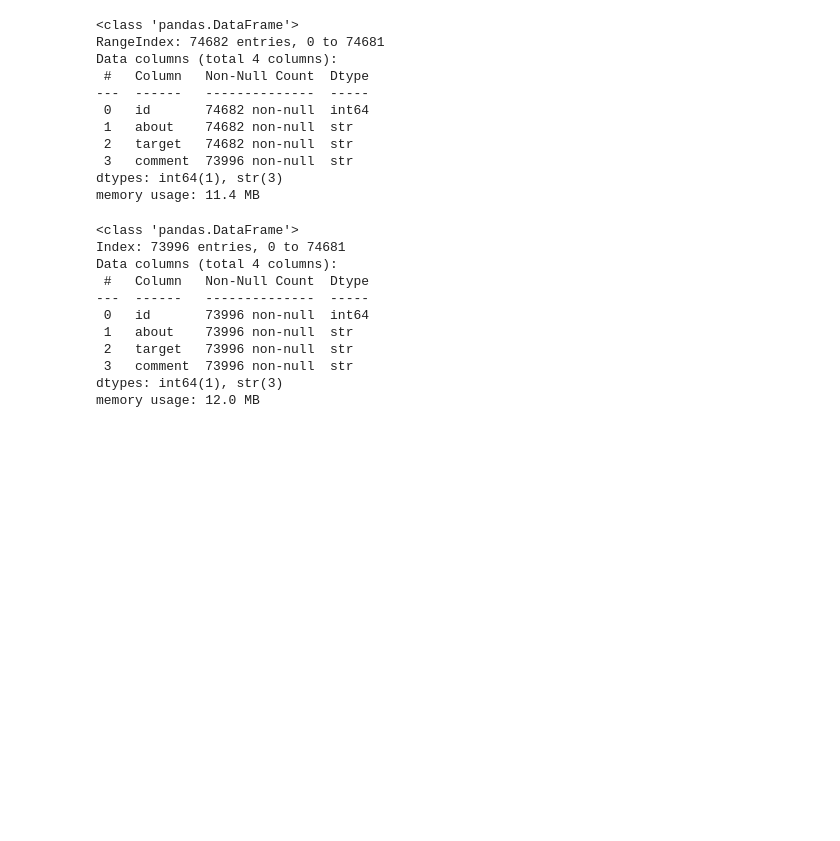
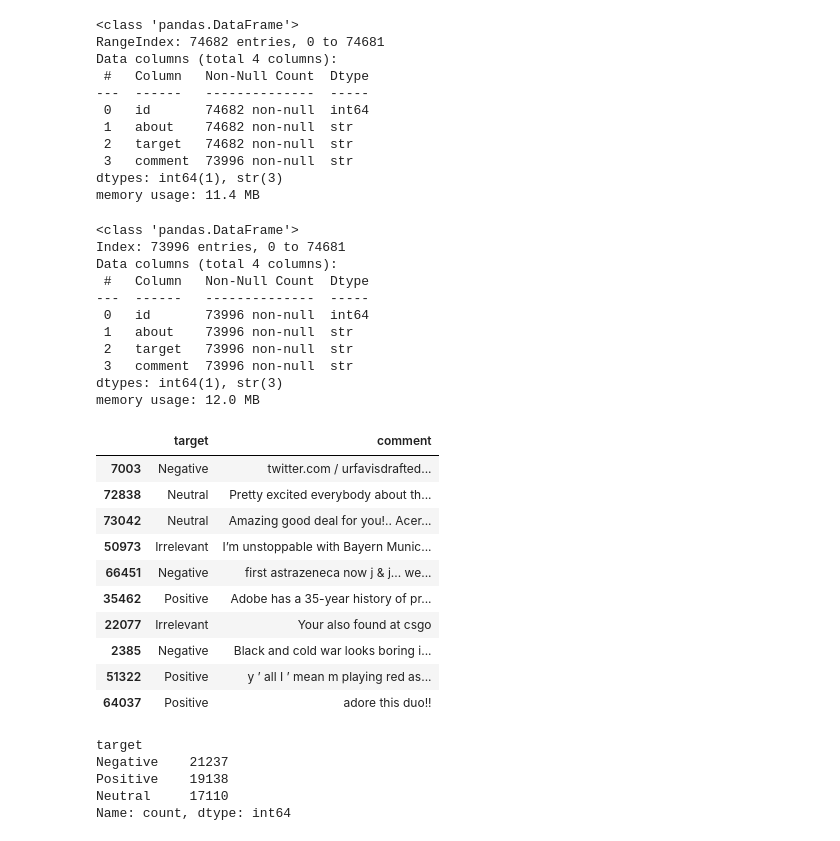
Before and after one commit to Satyam6468/Sentiment-Analysis-Project, a Jupyter notebook: Training.ipynb, the cells around one changed output. Drawn from its saved outputs; the diff is of its cells as text; code cells hidden in the pictures; blank space fills up the shorter version.

```diff
--- a/Training.ipynb
+++ b/Training.ipynb
@@ -49,3 +49,18 @@ Data columns (total 4 columns):
  3   comment  73996 non-null  str
 dtypes: int64(1), str(3)
 memory usage: 12.0 MB
+# %%
+df=df[["target","comment"]]
+df.sample(10)
+# %% [output]
+|  | target | comment |
+| 7003 | Negative | twitter.com / urfavisdrafted... |
+| 72838 | Neutral | Pretty excited everybody about th... |
+| 73042 | Neutral | Amazing good deal for you!.. Acer... |
+| 50973 | Irrelevant | I’m unstoppable with Bayern Munic... |
+| 66451 | Negative | first astrazeneca now j & j... we... |
+| 35462 | Positive | Adobe has a 35-year history of pr... |
+| 22077 | Irrelevant | Your also found at csgo |
+| 2385 | Negative | Black and cold war looks boring i... |
+| 51322 | Positive | y ’ all I ’ mean m playing red as... |
+| 64037 | Positive | adore this duo!! |
@@ -51,0 +71,8 @@ memory usage: 12.0 MB
+# %%
+df["target"].value_counts()
+# %% [output]
+target
+Negative    21237
+Positive    19138
+Neutral     17110
+Name: count, dtype: int64
```
Also changed, not shown: parts of 27 cells of this notebook, 2 other files.
